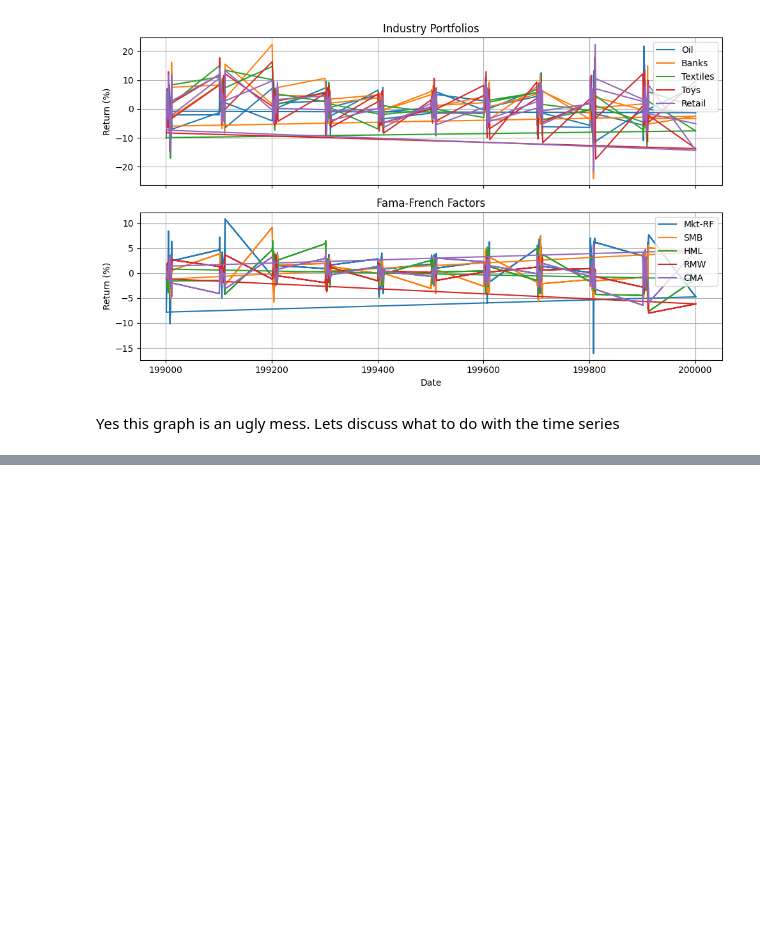
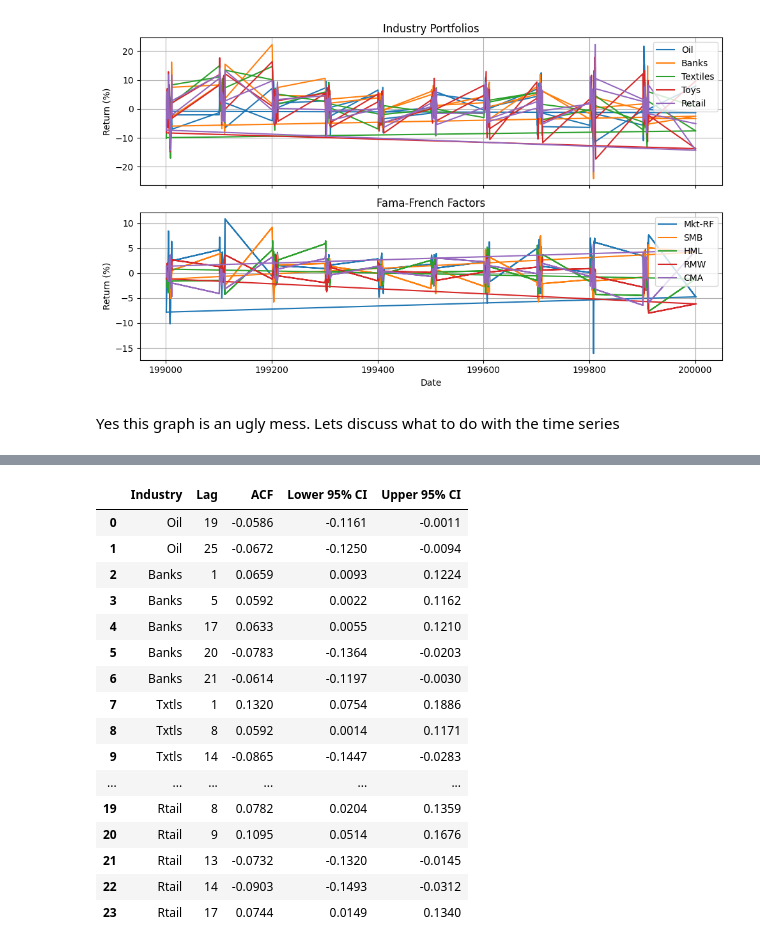
Before and after one commit to AntonioHarley/Empirical.finance.assigment, a Jupyter notebook: Antonio.ipynb, the cells around one changed output, grey strips where cells are left out. Saved outputs shown, nothing was run; the diff lists cells and outputs as text; code cells hidden in the pictures; blank space fills up the shorter version.

```diff
--- a/Antonio.ipynb
+++ b/Antonio.ipynb
@@ -107,0 +355,68 @@ Yes this graph is an ugly mess. Lets discuss what to do with the time series
+# %%
+from statsmodels.tsa.stattools import acf
+
+
+significant_lags = []
+
+for industry in industries:
+
+    industry_returns = (
+        q2_data[industry]
+        .dropna()
+    )
+
+    acf_values, confidence_intervals = acf(
+        industry_returns,
+        nlags=36,
+        alpha=0.05,
+        fft=True
+    )
+
+    # Begin at lag 1 because lag 0 always equals one
+    for lag in range(1, 37):
+
+        lower_bound = confidence_intervals[lag, 0]
+        upper_bound = confidence_intervals[lag, 1]
+
+        # Significant if the confidence interval excludes zero
+        is_significant = (
+            lower_bound > 0
+            or upper_bound < 0
+        )
+
+        if is_significant:
+
+            significant_lags.append({
+                "Industry": industry,
+                "Lag": lag,
+                "ACF": acf_values[lag],
+                "Lower 95% CI": lower_bound,
+                "Upper 95% CI": upper_bound
+            })
+
+
+significant_lags = pd.DataFrame(
+    significant_lags
+)
+
+display(
+    significant_lags.round(4)
+)
+# %% [output]
+|  | Industry | Lag | ACF | Lower 95% CI | Upper 95% CI |
+| 0 | Oil | 19 | -0.0586 | -0.1161 | -0.0011 |
+| 1 | Oil | 25 | -0.0672 | -0.1250 | -0.0094 |
+| 2 | Banks | 1 | 0.0659 | 0.0093 | 0.1224 |
+| 3 | Banks | 5 | 0.0592 | 0.0022 | 0.1162 |
+| 4 | Banks | 17 | 0.0633 | 0.0055 | 0.1210 |
+| 5 | Banks | 20 | -0.0783 | -0.1364 | -0.0203 |
+| 6 | Banks | 21 | -0.0614 | -0.1197 | -0.0030 |
+| 7 | Txtls | 1 | 0.1320 | 0.0754 | 0.1886 |
+| 8 | Txtls | 8 | 0.0592 | 0.0014 | 0.1171 |
+| 9 | Txtls | 14 | -0.0865 | -0.1447 | -0.0283 |
+| ... | ... | ... | ... | ... | ... |
+| 19 | Rtail | 8 | 0.0782 | 0.0204 | 0.1359 |
+| 20 | Rtail | 9 | 0.1095 | 0.0514 | 0.1676 |
+| 21 | Rtail | 13 | -0.0732 | -0.1320 | -0.0145 |
+| 22 | Rtail | 14 | -0.0903 | -0.1493 | -0.0312 |
+| 23 | Rtail | 17 | 0.0744 | 0.0149 | 0.1340 |
```
Also changed, not shown: parts of 19 cells of this notebook.
